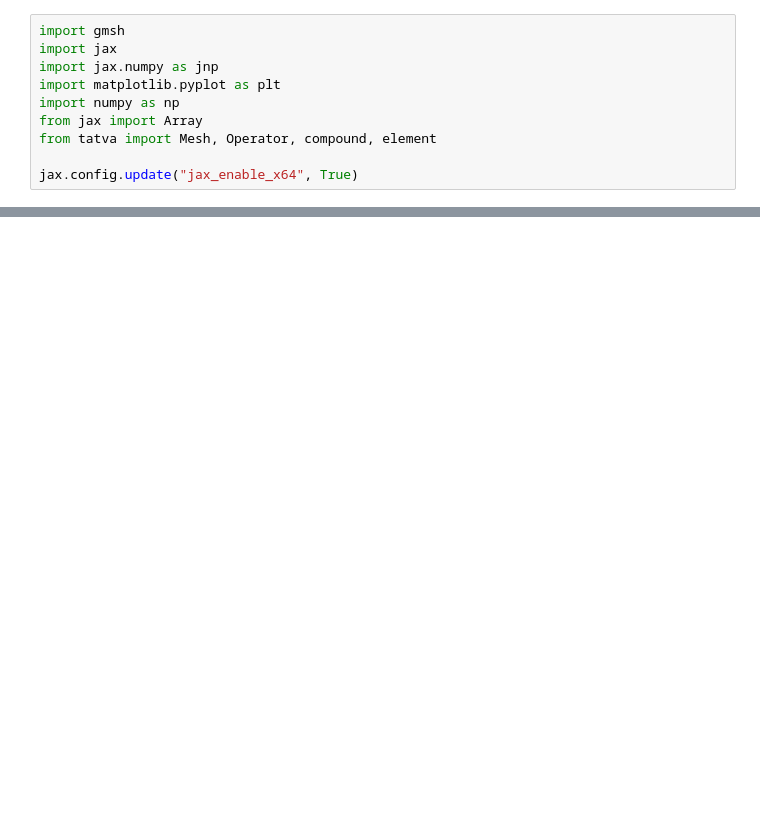
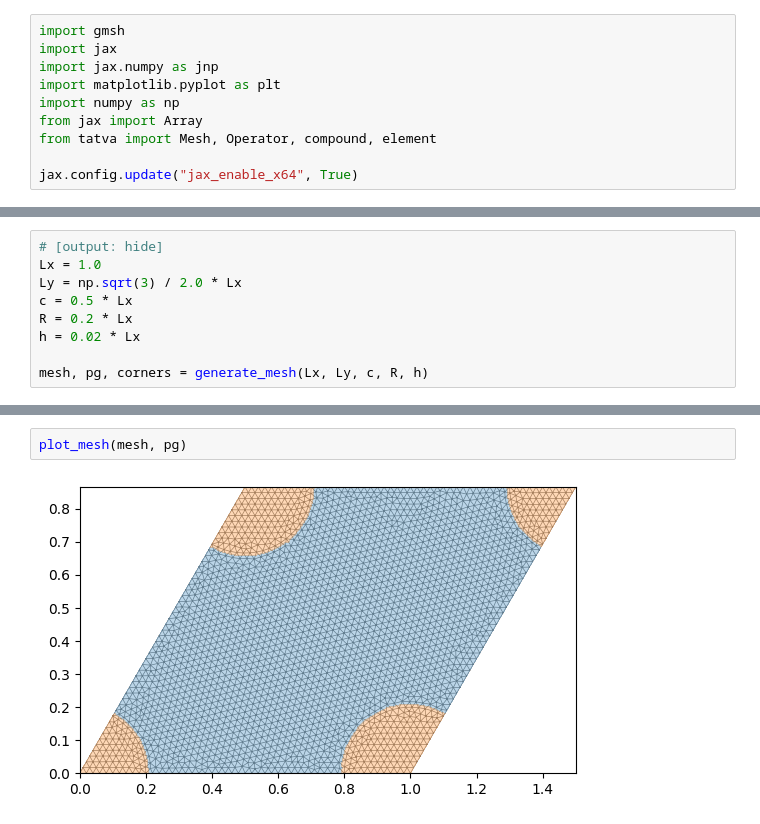
Before and after one commit to smec-ethz/tatva-docs, a Jupyter notebook: docs/examples/homogenization_periodic.ipynb, the cells around one changed output, grey strips where cells are left out. Drawn from its saved outputs; the diff is of its cells as text; blank space fills up the shorter version.

```diff
--- a/docs/examples/homogenization_periodic.ipynb
+++ b/docs/examples/homogenization_periodic.ipynb
@@ -156,0 +195,9 @@ plot_mesh(mesh)
+# %%
+# [output: hide]
+Lx = 1.0
+Ly = np.sqrt(3) / 2.0 * Lx
+c = 0.5 * Lx
+R = 0.2 * Lx
+h = 0.02 * Lx
+
+mesh, pg, corners = generate_mesh(Lx, Ly, c, R, h)
@@ -157 +222,5 @@ plot_mesh(mesh)
+# %%
+plot_mesh(mesh, pg)
+# %% [output]
+[figure, added]
 # %% [markdown]
```
Also changed, not shown: parts of 39 cells of this notebook, 1 other file.
